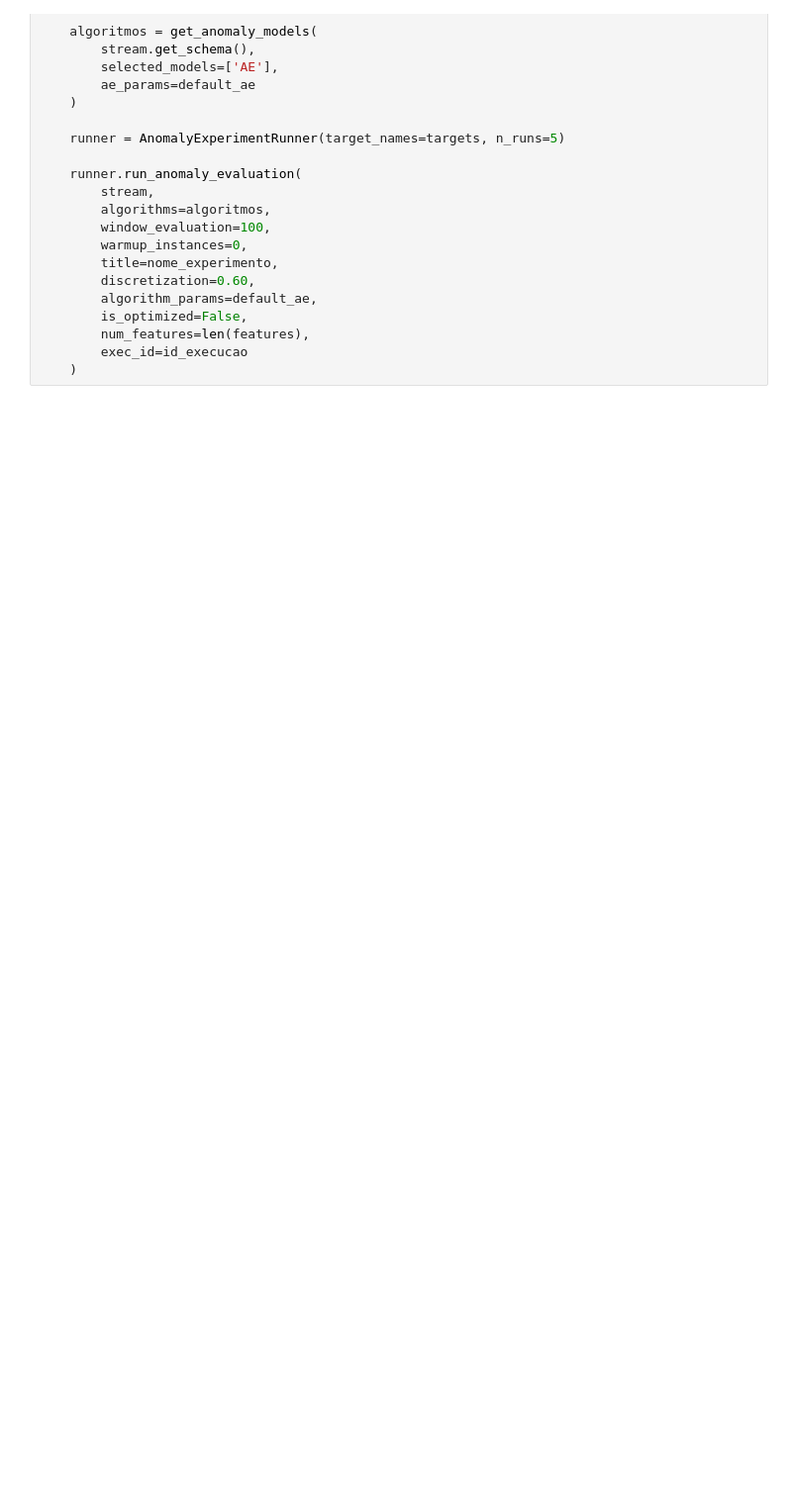
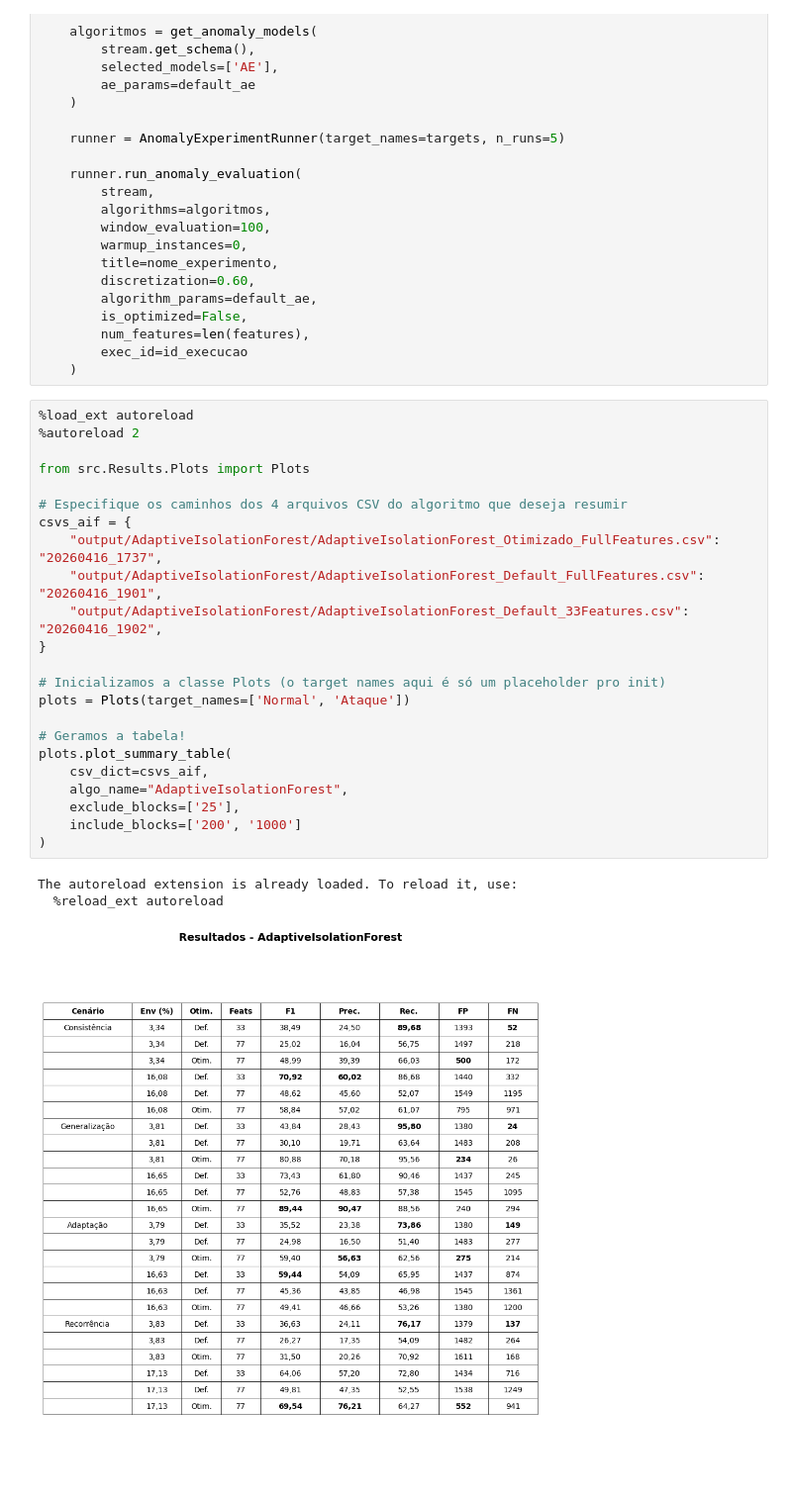
Before and after one commit to iRocktys/anomaly-and-classification-data-stream, a Jupyter notebook: AnomalyDetection.ipynb, the cells around one changed output. Shown at 99% size. Drawn from its saved outputs; the diff is of its cells as text; blank space fills up the shorter version.

Commit message:
Geração da tabela para latex automatica

```diff
--- a/AnomalyDetection.ipynb
+++ b/AnomalyDetection.ipynb
@@ -567,3 +582,30 @@ for dataset_path in datasets:
         num_features=len(features),
         exec_id=id_execucao
     )
+# %%
+%load_ext autoreload
+%autoreload 2
+
+from src.Results.Plots import Plots
+
+# Especifique os caminhos dos 4 arquivos CSV do algoritmo que deseja resumir
+csvs_aif = {
+    "output/AdaptiveIsolationForest/AdaptiveIsolationForest_Otimizado_FullFeatures.csv": "20260416_1737",
+    "output/AdaptiveIsolationForest/AdaptiveIsolationForest_Default_FullFeatures.csv": "20260416_1901",
+    "output/AdaptiveIsolationForest/AdaptiveIsolationForest_Default_33Features.csv": "20260416_1902",
+}
+
+# Inicializamos a classe Plots (o target names aqui é só um placeholder pro init)
+plots = Plots(target_names=['Normal', 'Ataque'])
+
+# Geramos a tabela!
+plots.plot_summary_table(
+    csv_dict=csvs_aif,
+    algo_name="AdaptiveIsolationForest",
+    exclude_blocks=['25'],
+    include_blocks=['200', '1000']
+)
+# %% [output]
+The autoreload extension is already loaded. To reload it, use:
+  %reload_ext autoreload
+[figure, added]
```
Also changed, not shown: parts of 6 cells of this notebook, 2 other files.
